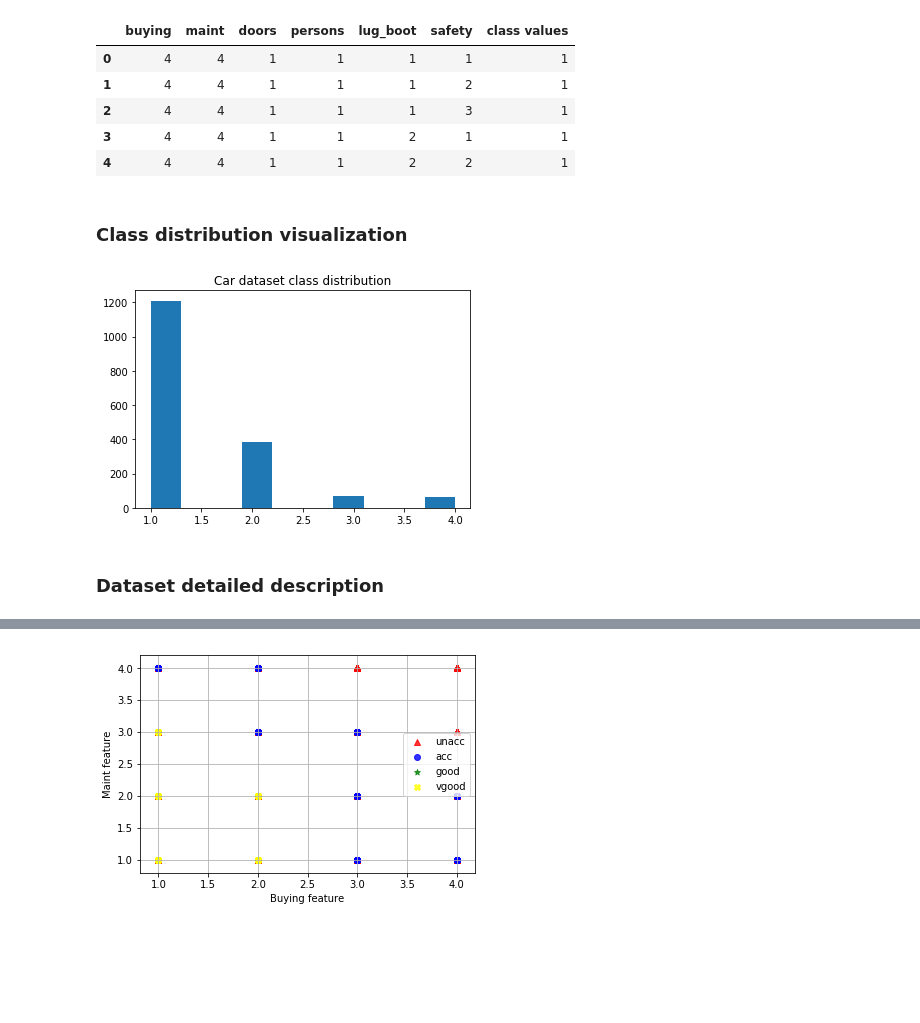
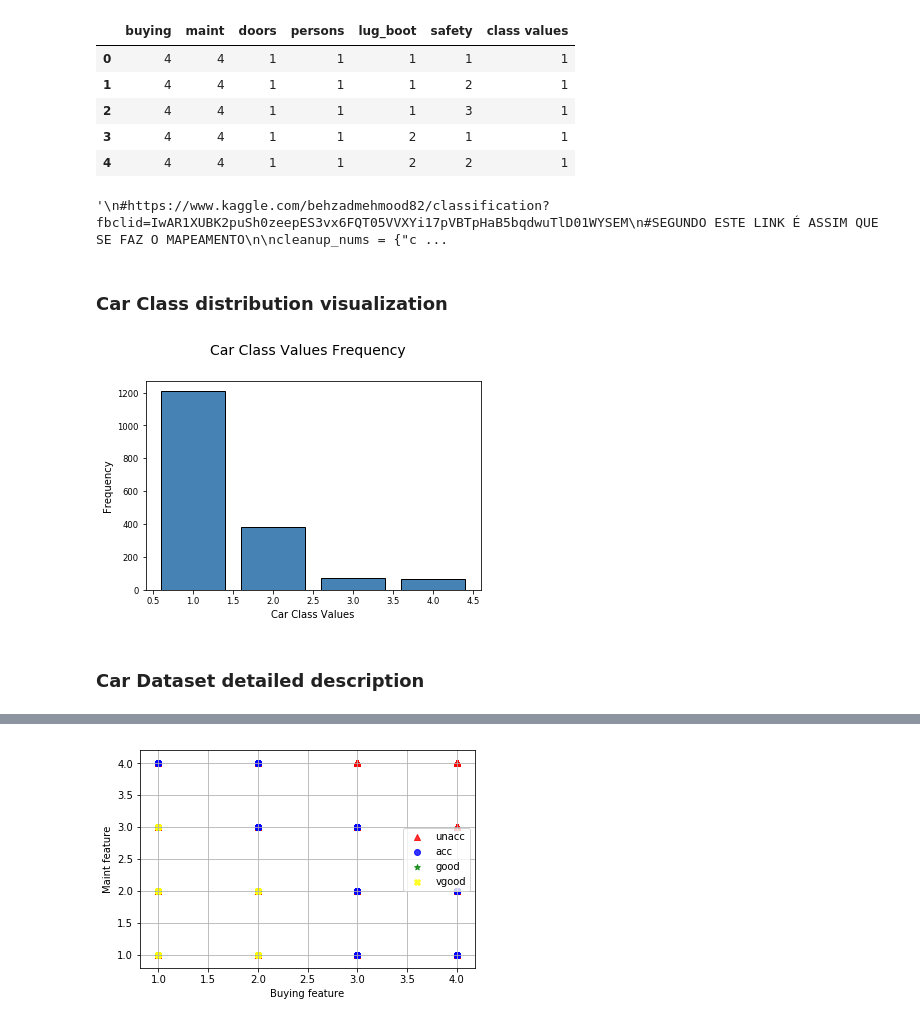
Before and after one commit to franciscommcunha/Data_Mining, a Jupyter notebook: scripts/Notebook1_separated.ipynb, the cells around one changed output, grey strips where cells are left out. Saved outputs shown, nothing was run; the diff lists cells and outputs as text; code cells hidden in the pictures; blank space fills up the shorter version.

```diff
--- a/scripts/Notebook1_separated.ipynb
+++ b/scripts/Notebook1_separated.ipynb
@@ -91,19 +95,50 @@ dataset_car.head()
 | 2 | 4 | 4 | 1 | 1 | 1 | 3 | 1 |
 | 3 | 4 | 4 | 1 | 1 | 2 | 1 | 1 |
 | 4 | 4 | 4 | 1 | 1 | 2 | 2 | 1 |
+# %%
+'''
+#https://www.kaggle.com/behzadmehmood82/classification?fbclid=IwAR1XUBK2puSh0zeepES3vx6FQT05VVXYi17pVBTpHaB5bqdwuTlD01WYSEM
+#SEGUNDO ESTE LINK É ASSIM QUE SE FAZ O MAPEAMENTO
+
+cleanup_nums = {"class values": {"unacc": 4, "acc": 3,'good': 2,'vgood':1}}
+dataset_car.replace(cleanup_nums,inplace = True)
+
+Y_car = dataset_car['class values']
+dataset_car.drop( ['class values'],axis = 1,inplace = True)
+Y_car.head()
+
+X_car = pd.get_dummies(dataset_car)
+X_car.head()
+'''
+# %% [output]
+'\n#https://www.kaggle.com/behzadmehmood82/classification?fbclid=IwAR1XUBK2puSh0zeepES3vx6FQT05VVXYi17pVBTpHaB5bqdwuTlD01WYSEM\n#SEGUNDO ESTE LINK É ASSIM QUE SE FAZ O MAPEAMENTO\n\ncleanup_nums = {"c ...
 # %% [markdown]
-### Class distribution visualization
+### Car Class distribution visualization
-# %%
-%matplotlib inline
-import matplotlib.pyplot as plt
-
-plt.hist(dataset_car['class values'])
-plt.title('Car dataset class distribution')
-plt.show()
-# %% [output]
-[figure, removed]
+# %%
+%matplotlib inline
+import matplotlib.pyplot as plt
+
+fig = plt.figure(figsize = (6, 4))
+title = fig.suptitle("Car Class Values Frequency", fontsize=14)
+fig.subplots_adjust(top=0.85, wspace=0.3)
+
+ax = fig.add_subplot(1,1, 1)
+ax.set_xlabel("Car Class Values")
+ax.set_ylabel("Frequency")
+car_cv = dataset_car['class values'].value_counts()
+#car_cv = Y_car.value_counts()
+car_cv = (list(car_cv.index), list(car_cv.values))
+ax.tick_params(axis='both', which='major', labelsize=8.5)
+bar = ax.bar(car_cv[0], car_cv[1], color='steelblue',
+        edgecolor='black', linewidth=1)
+
+#plt.hist(dataset_car['class values'])
+#plt.title('Car dataset class distribution')
+#plt.show()
+# %% [output]
+[figure, added]
 # %% [markdown]
-### Dataset detailed description
+### Car Dataset detailed description
 # %%
 print("Dataset description\n ", dataset_car.describe())
 print()
```
Also changed, not shown: parts of 98 cells of this notebook.
